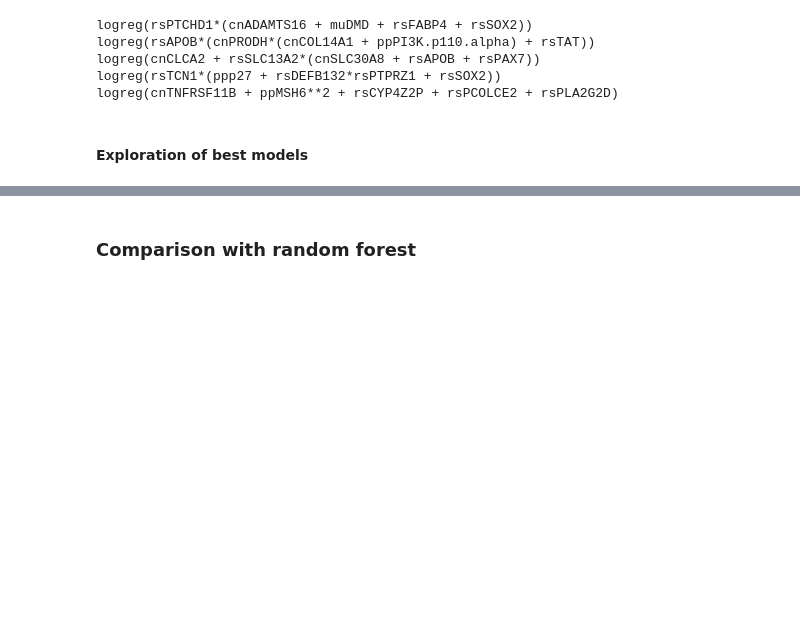
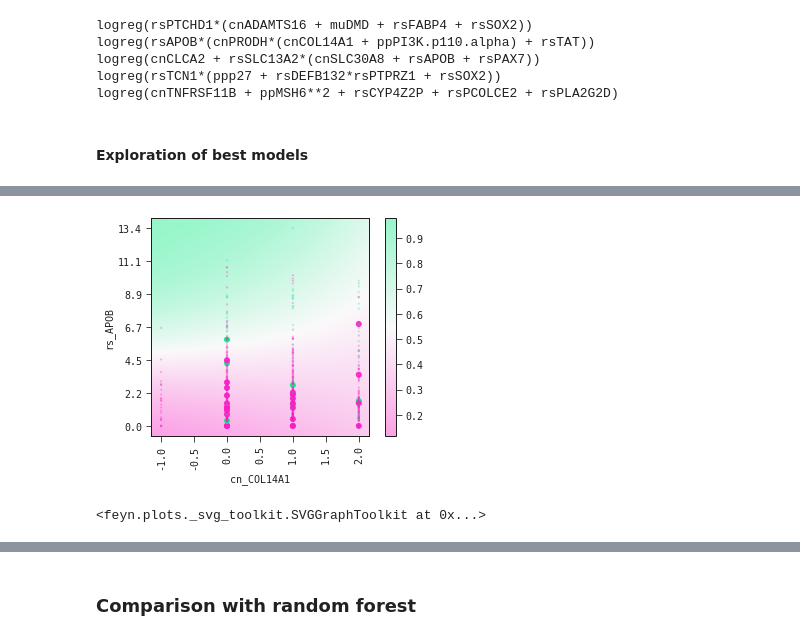
Before and after one commit to abzu-ai/QLattice-clinical-omics, a Jupyter notebook: notebooks/bc_case_multi.ipynb, the cells around one changed output, grey strips where cells are left out. Saved outputs shown, nothing was run; the diff lists cells and outputs as text; code cells hidden in the pictures; blank space fills up the shorter version.

```diff
--- a/notebooks/bc_case_multi.ipynb
+++ b/notebooks/bc_case_multi.ipynb
@@ -107,0 +132,9 @@ models_trained[0].plot(train_list[0], val_list[0])
+# %%
+models_trained[1].plot_response_2d(data,
+                                   {"rs_TAT":data["rs_TAT"].mean(), "cn_PRODH":data["cn_PRODH"].mean(), "pp_PI3K.p110.alpha":data["pp_PI3K.p110.alpha"].mean()})
+# %% [output]
+[figure, added]
+# %%
+models_trained[1].plot_signal(data)
+# %% [output]
+<feyn.plots._svg_toolkit.SVGGraphToolkit at 0x...>
```
Also changed, not shown: parts of 5 cells of this notebook.
